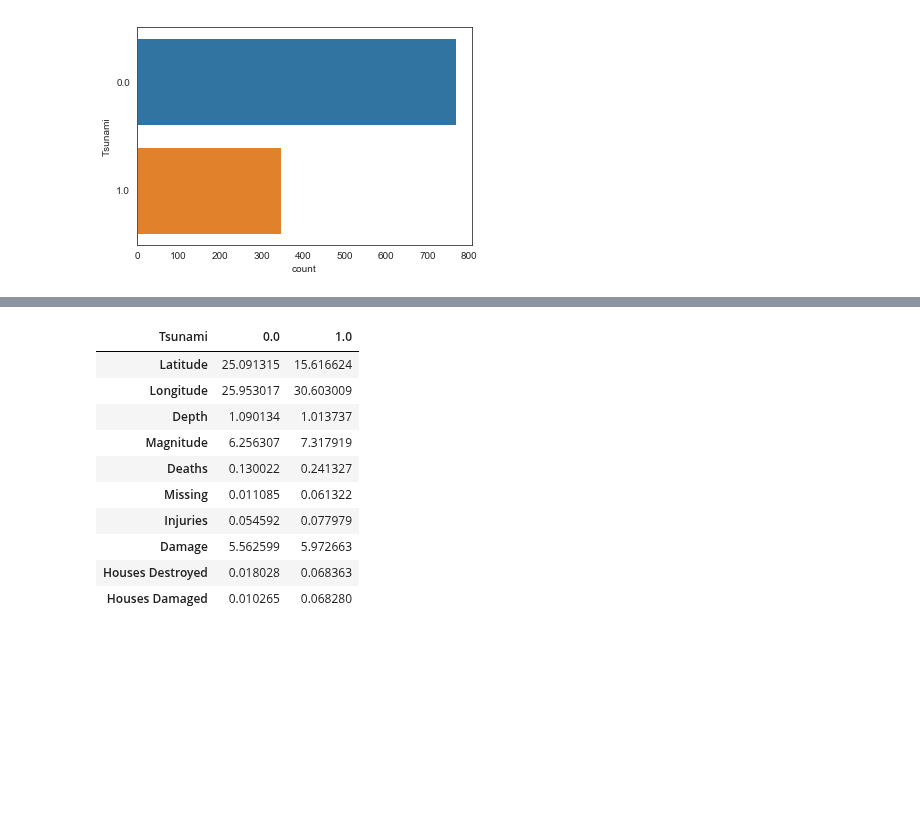
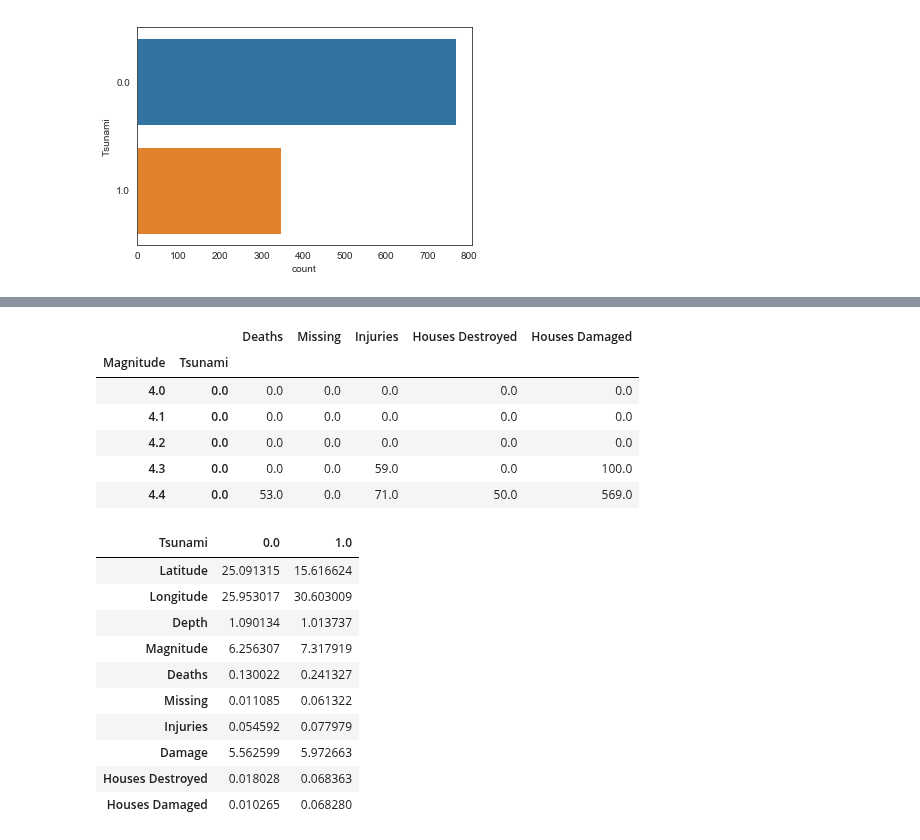
Before and after one commit to labs13-quake-viewer/ds-notebooks, a Jupyter notebook: Plots.ipynb, the cells around one changed output, grey strips where cells are left out. Cells and saved outputs as stored; diff of their text form; code cells hidden in the pictures; blank space fills up the shorter version.

```diff
--- a/Plots.ipynb
+++ b/Plots.ipynb
@@ -95,3 +122,14 @@ magnitude.to_csv('magnitude.csv', index=False)
+# %%
+mag_tsu = mag_tsu.drop(['Latitude', 'Longitude', 'Depth', 'Damage'], axis=1)
+mag_tsu.head()
+# %% [output]
+|  |  | Deaths | Missing | Injuries | Houses Destroyed | Houses Damaged |
+| Magnitude | Tsunami |  |  |  |  |  |
+| 4.0 | 0.0 | 0.0 | 0.0 | 0.0 | 0.0 | 0.0 |
+| 4.1 | 0.0 | 0.0 | 0.0 | 0.0 | 0.0 | 0.0 |
+| 4.2 | 0.0 | 0.0 | 0.0 | 0.0 | 0.0 | 0.0 |
+| 4.3 | 0.0 | 0.0 | 0.0 | 59.0 | 0.0 | 100.0 |
+| 4.4 | 0.0 | 53.0 | 0.0 | 71.0 | 50.0 | 569.0 |
 # %%
 tsu_mean = damage.groupby('Tsunami').mean()
 
```
Also changed, not shown: parts of 9 cells of this notebook.
